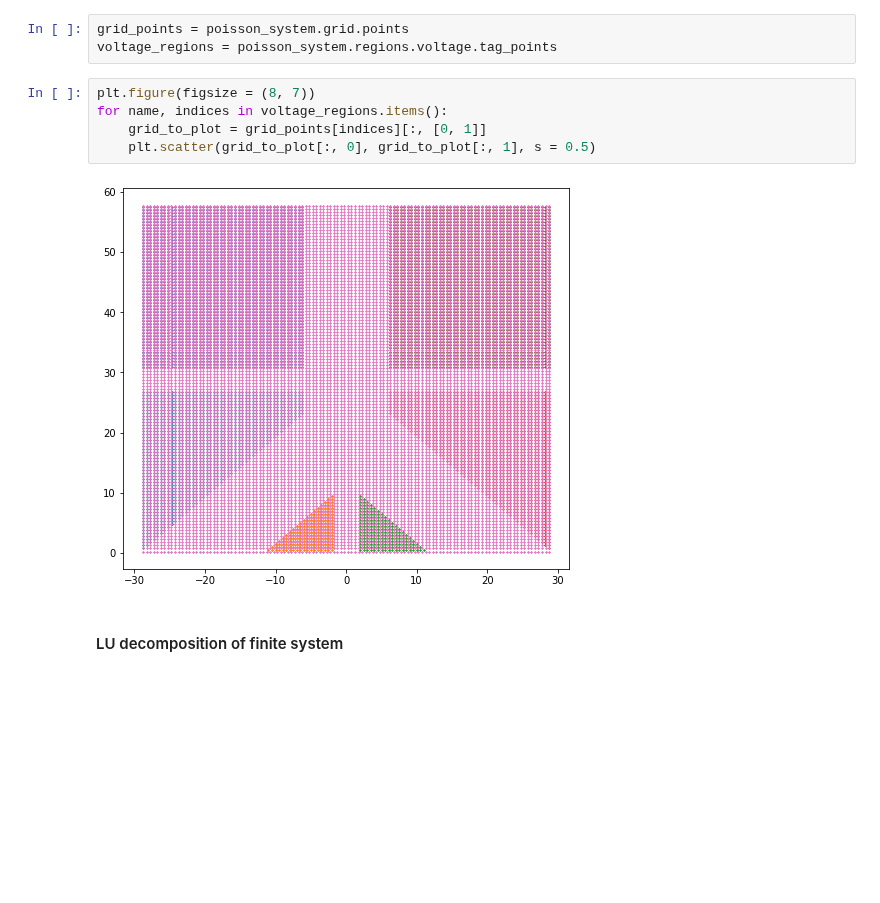
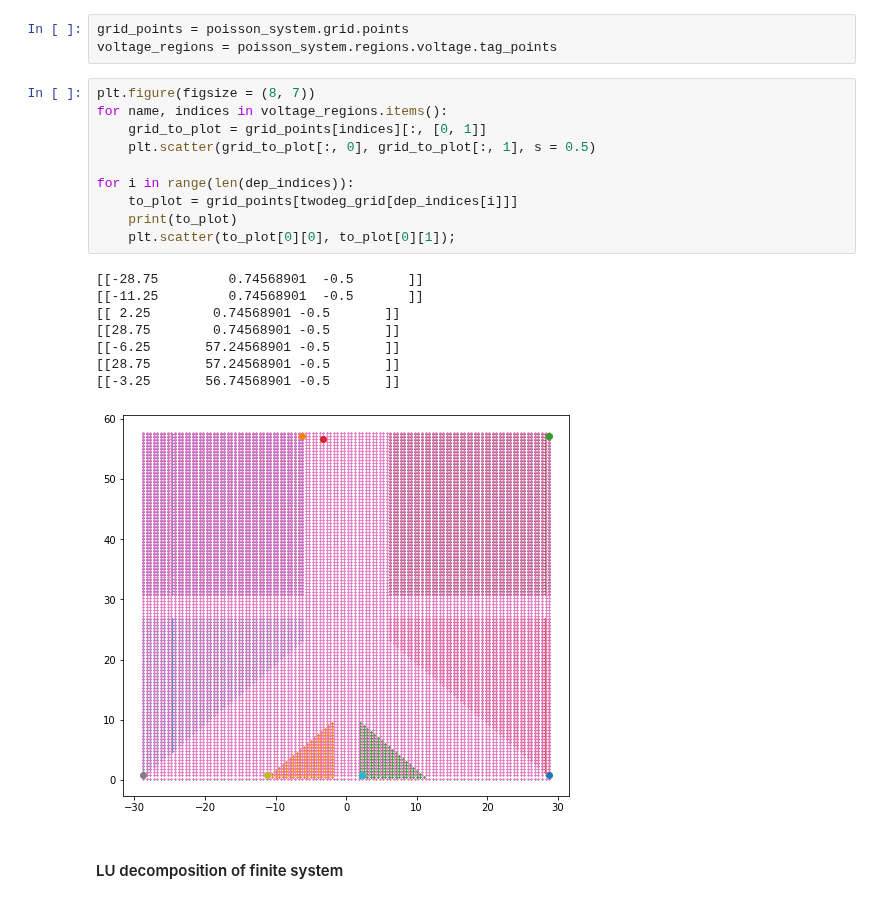
Before and after one commit to Satin21/Trijunction, a Jupyter notebook: analysis/Y.ipynb, the cells around one changed output. Drawn from its saved outputs; the diff is of its cells as text; blank space fills up the shorter version.

```diff
--- a/analysis/Y.ipynb
+++ b/analysis/Y.ipynb
@@ -223,10 +221,22 @@ voltage_regions = poisson_system.regions.voltage.tag_points
 # %%
 plt.figure(figsize = (8, 7))
 for name, indices in voltage_regions.items():
     grid_to_plot = grid_points[indices][:, [0, 1]]
     plt.scatter(grid_to_plot[:, 0], grid_to_plot[:, 1], s = 0.5)
+
+for i in range(len(dep_indices)):
+    to_plot = grid_points[twodeg_grid[dep_indices[i]]]
+    print(to_plot)
+    plt.scatter(to_plot[0][0], to_plot[0][1]);
 # %% [output]
+[[-28.75         0.74568901  -0.5       ]]
+[[-11.25         0.74568901  -0.5       ]]
+[[ 2.25        0.74568901 -0.5       ]]
+[[28.75        0.74568901 -0.5       ]]
+[[-6.25       57.24568901 -0.5       ]]
+[[28.75       57.24568901 -0.5       ]]
+[[-3.25       56.74568901 -0.5       ]]
-[figure, old version]
+[figure, new version]
 # %% [markdown]
 #### LU decomposition of finite system
 # %%
```
Also changed, not shown: parts of 75 cells of this notebook, 1 other file.
